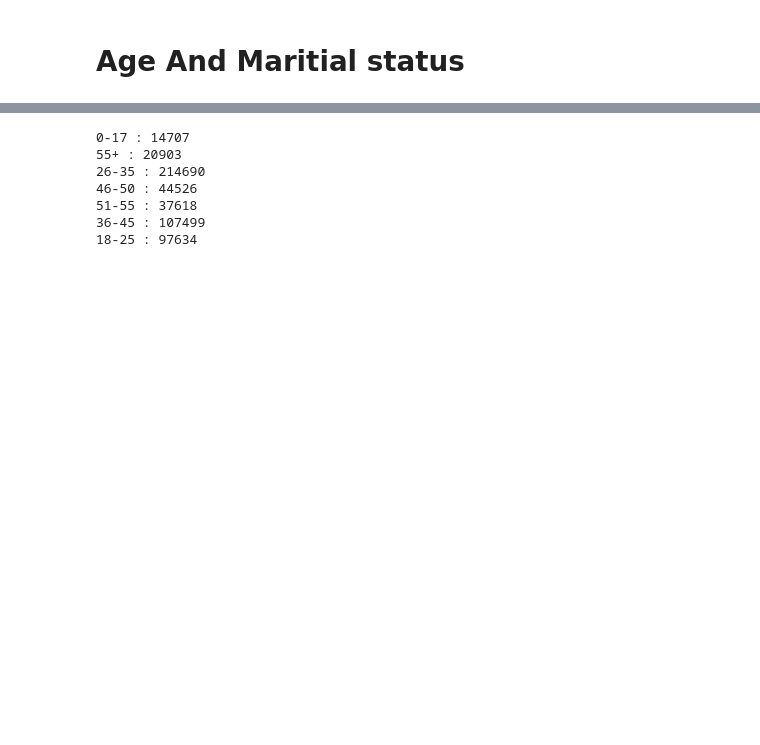
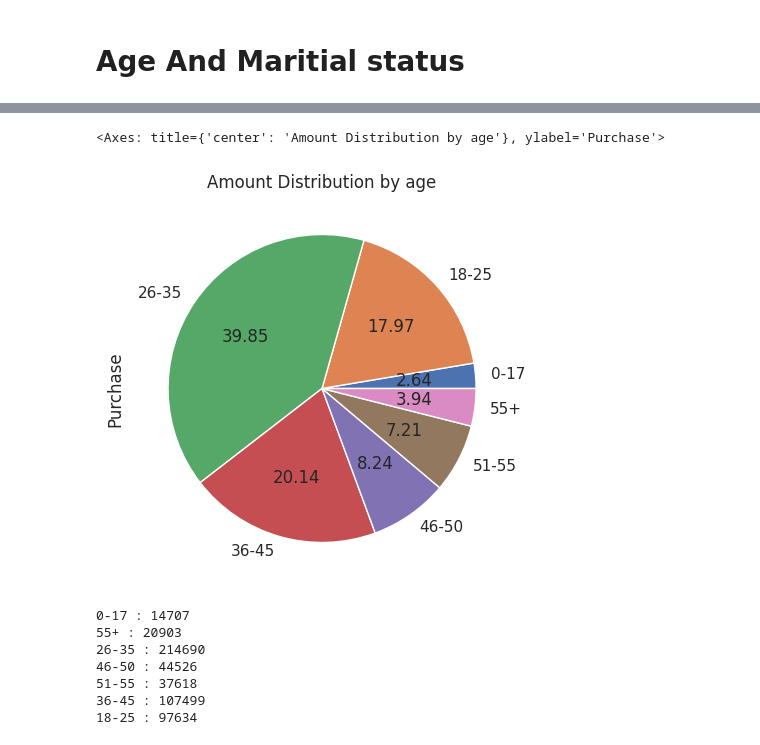
Before and after one commit to ayushbabuta/Black-Friday-sale-analysis, a Jupyter notebook: Black Friday sale.ipynb, the cells around one changed output, grey strips where cells are left out. Saved outputs shown, nothing was run; the diff lists cells and outputs as text; code cells hidden in the pictures; blank space fills up the shorter version.

```diff
--- a/Black Friday sale.ipynb
+++ b/Black Friday sale.ipynb
@@ -160,3 +160,8 @@ df.groupby(by="Age").sum()["Purchase"].plot.bar(title="Amount Distribution by ag
+# %%
+df.groupby(by="Age").sum()["Purchase"].plot(title="Amount Distribution by age",figsize=(10,5),kind="pie",autopct="%.2f")
+# %% [output]
+<Axes: title={'center': 'Amount Distribution by age'}, ylabel='Purchase'>
+[figure, added]
 # %%
 for i in df["Age"].unique():
   print(i,":",len(df[df["Age"]==i]))
```
Also changed, not shown: parts of 14 cells of this notebook.
